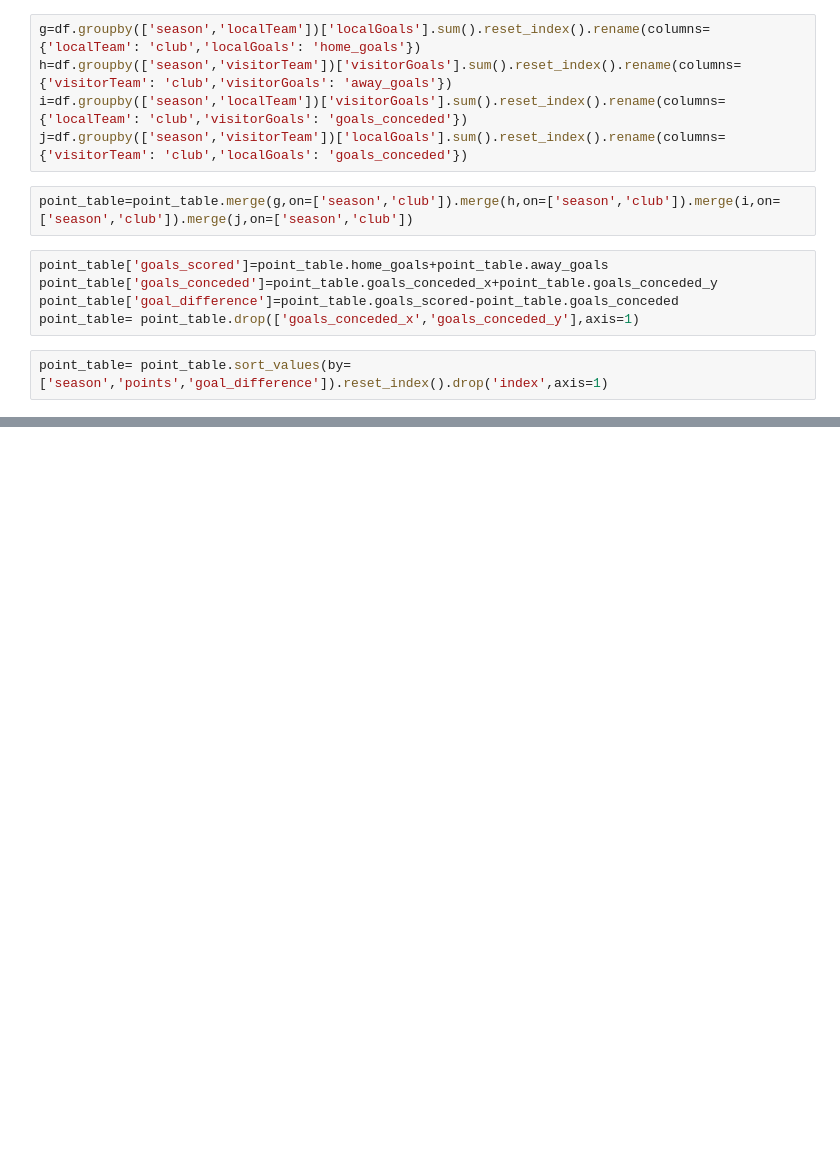
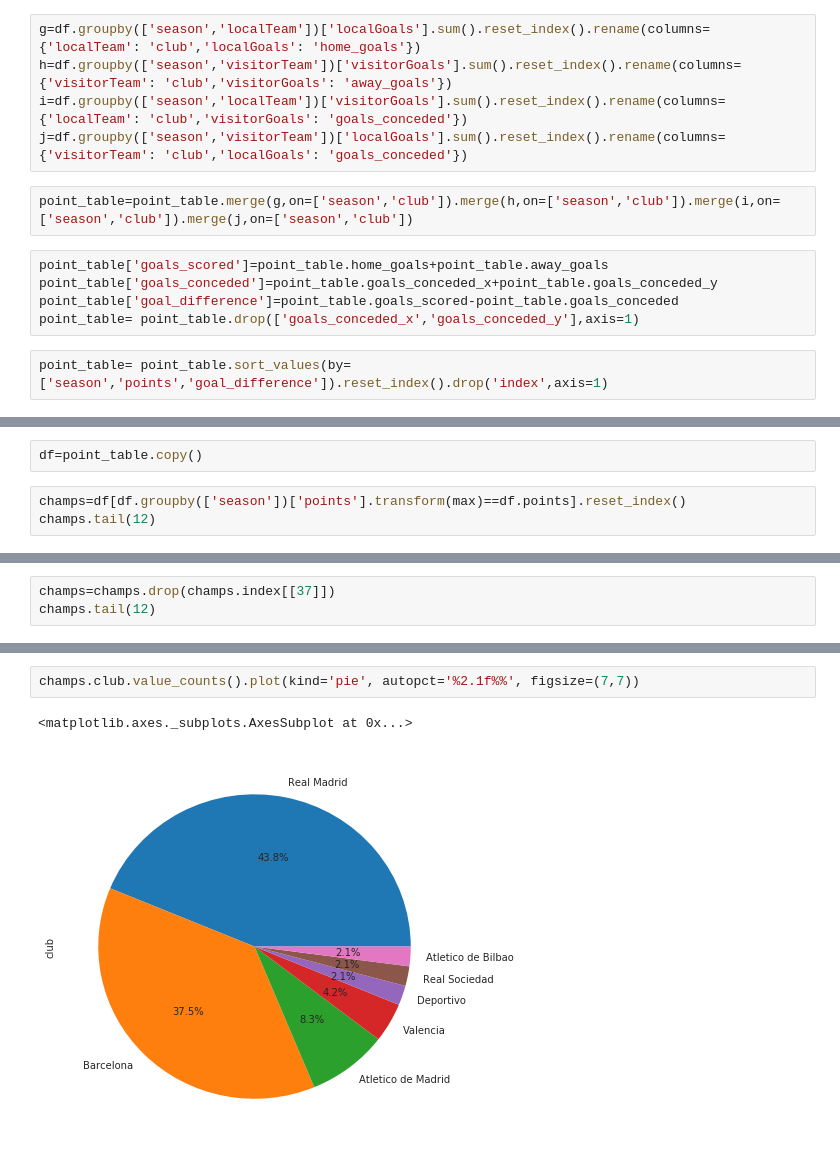
Before and after one commit to uttsap/La-Liga-Analysis, a Jupyter notebook: La Liga.ipynb, the cells around one changed output, grey strips where cells are left out. Cells and saved outputs as stored; diff of their text form; blank space fills up the shorter version.

Commit message:
Full Analysis using bar charts and pie charts

```diff
--- a/La Liga.ipynb
+++ b/La Liga.ipynb
@@ -119,3 +119,8 @@ point_table.tail(n=20).sort_values('points',ascending=False)
 | 910 | 2017-18 | Deportivo | 4 | 2 | 9 | 12 | 6 | 21 | 11 | ... |
 | 909 | 2017-18 | Las Palmas | 4 | 1 | 13 | 13 | 5 | 26 | 7 | ... |
 | 908 | 2017-18 | Malaga | 4 | 1 | 12 | 16 | 5 | 28 | 5 | ... |
+# %%
+df=point_table.copy()
+# %%
+champs=df[df.groupby(['season'])['points'].transform(max)==df.points].reset_index()
+champs.tail(12)
@@ -121,0 +141,3 @@ point_table.tail(n=20).sort_values('points',ascending=False)
+# %%
+champs=champs.drop(champs.index[[37]])
+champs.tail(12)
@@ -121,0 +169,5 @@ point_table.tail(n=20).sort_values('points',ascending=False)
+# %%
+champs.club.value_counts().plot(kind='pie', autopct='%2.1f%%', figsize=(7,7))
+# %% [output]
+<matplotlib.axes._subplots.AxesSubplot at 0x...>
+[figure, added]
```
Also changed, not shown: parts of 10 cells of this notebook.
